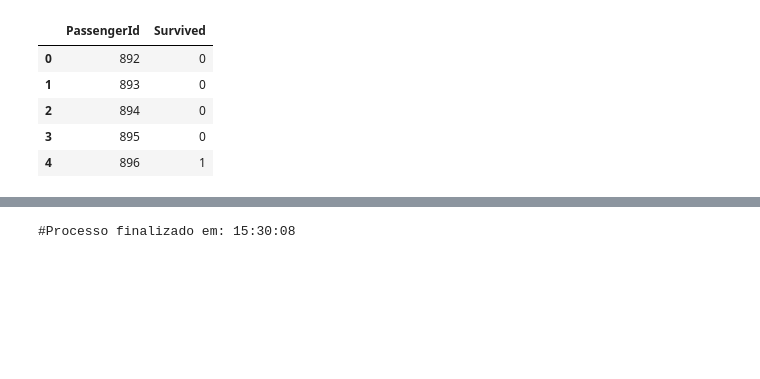
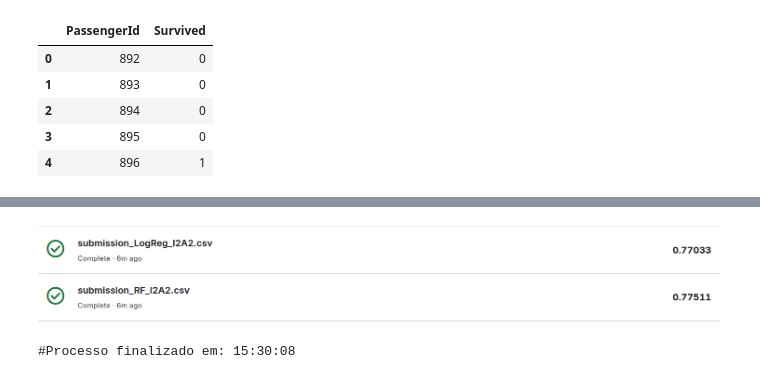
Before and after one commit to albertoakel/Kaggle, a Jupyter notebook: Titanic/notebook/albertoakel_Desafio3_i2a2.ipynb, the cells around one changed output, grey strips where cells are left out. Drawn from its saved outputs; the diff is of its cells as text; code cells hidden in the pictures; blank space fills up the shorter version.

Commit message:
update image

```diff
--- a/Titanic/notebook/albertoakel_Desafio3_i2a2.ipynb
+++ b/Titanic/notebook/albertoakel_Desafio3_i2a2.ipynb
@@ -1418,3 +1417,7 @@ Regressão Logística — primeiras 5 linhas:
+# %%
+display(Image('../../image/pontuacao_titanic_I2A2.png'))
+# %% [output]
+[figure, added]
 # %%
 print("\n#Processo finalizado em:", time.strftime("%H:%M:%S"))
 # %% [output]
```
Also changed, not shown: parts of 1 cell of this notebook, 1 other file.
